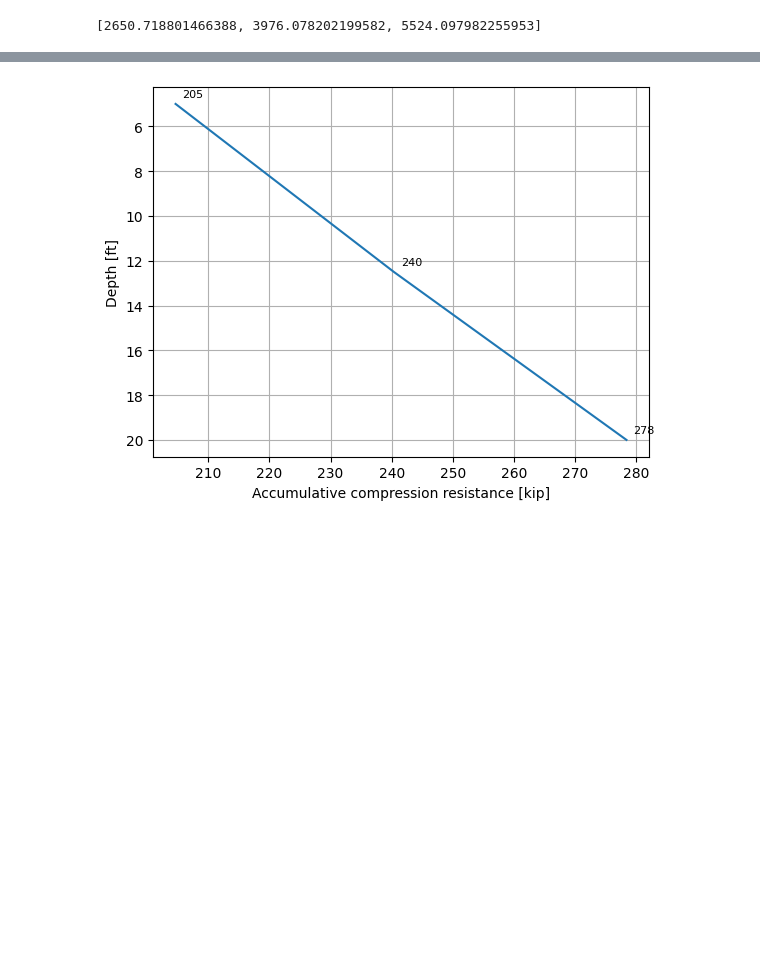
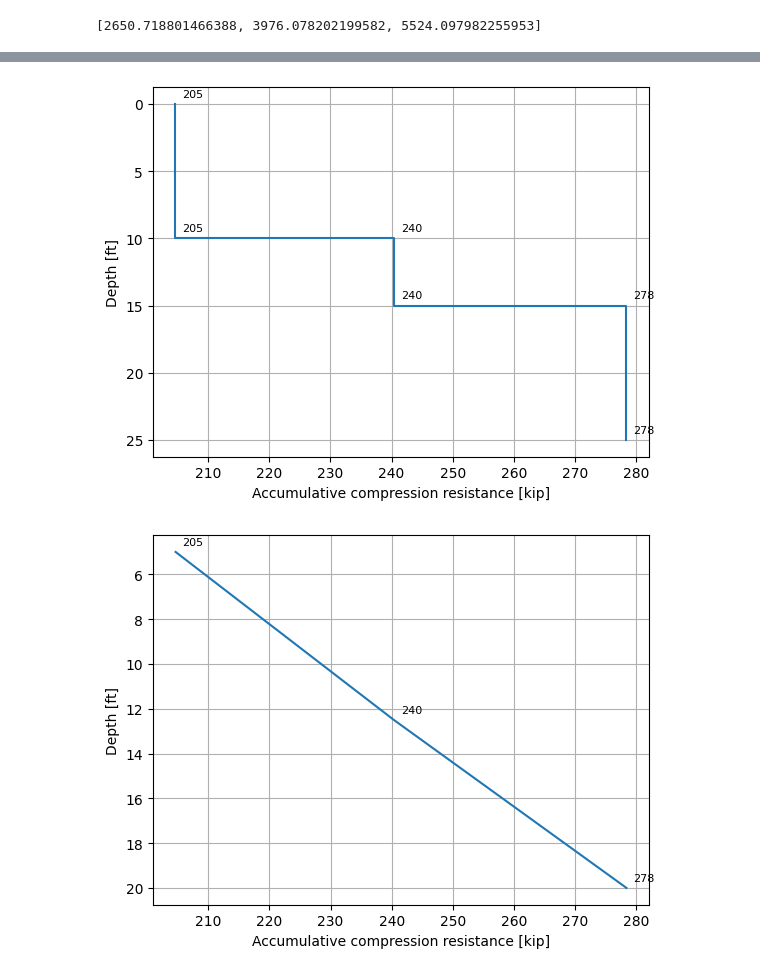
Before and after one commit to Drzyjiang/Deep_Foundation_Bearing_Capacity, a Jupyter notebook: notebooks/deep_foundation_capacity_rock.ipynb, the cells around one changed output, grey strips where cells are left out. Cells and saved outputs as stored; diff of their text form; code cells hidden in the pictures; blank space fills up the shorter version.

Commit message:
add: add test methods

```diff
--- a/notebooks/deep_foundation_capacity_rock.ipynb
+++ b/notebooks/deep_foundation_capacity_rock.ipynb
@@ -246,5 +246,7 @@ Accumulative compression resistance is:
 176668 lb.
 258924 lb.
 # %%
-# Test plotting compression accumulative resistancedeep_foundation_obj.visualize_resistances_accumulative(target = "compression", style = "piecewise")
+deep_foundation_obj.visualize_resistances_accumulative(target = "compression", style = "piecewise")
+# %% [output]
+[figure, added]
 # %%
```
Also changed, not shown: parts of 2 cells of this notebook, 6 other files.
